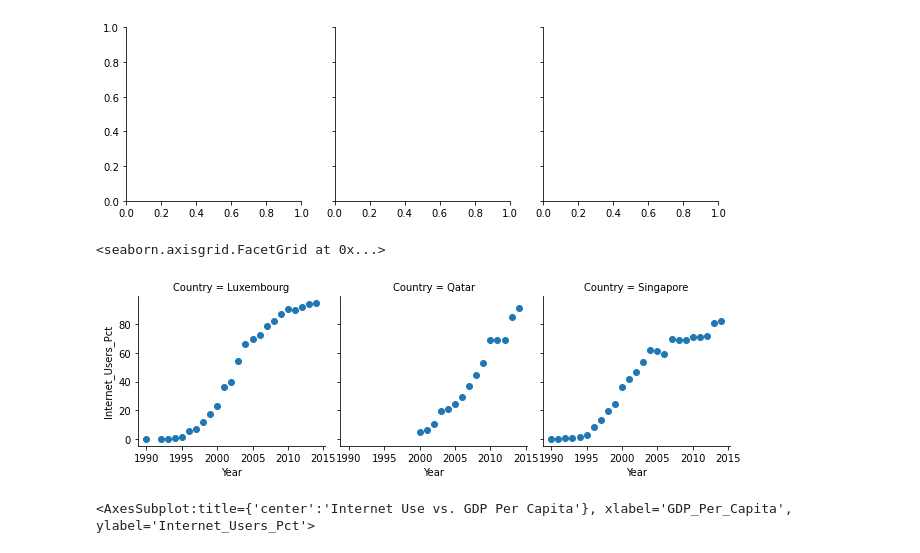
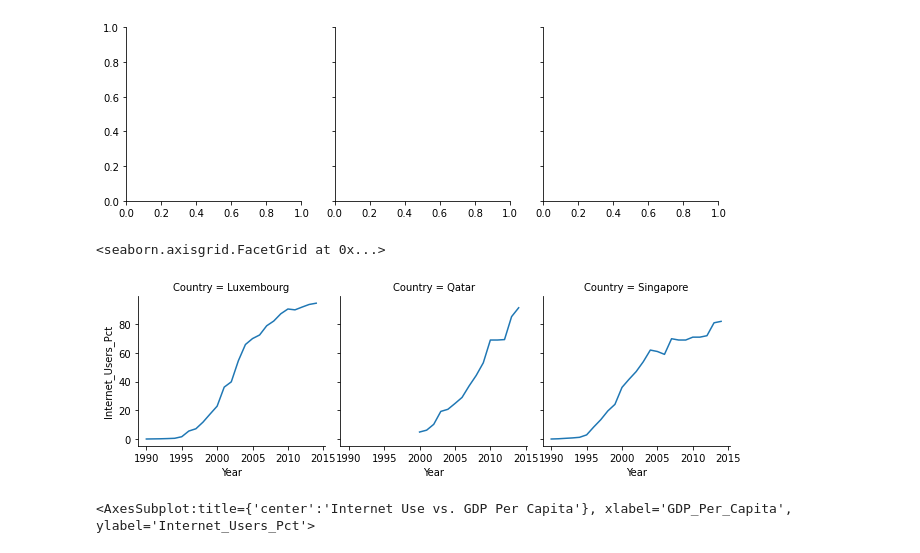
Before and after one commit to nss-data-science-cohort-5/un_exploration-jacob-parks98, a Jupyter notebook: notebooks/UN_Data_Exploration.ipynb, the cells around one changed output. Drawn from its saved outputs; the diff is of its cells as text; code cells hidden in the pictures.

```diff
--- a/notebooks/UN_Data_Exploration.ipynb
+++ b/notebooks/UN_Data_Exploration.ipynb
@@ -526,14 +526,14 @@ top_3_gdps
 | 2796 | Asia | Singapore | 1990 | 37348.20679 | 0.000000 |
 64 rows × 5 columns
 # %%
-graph = sns.FacetGrid(top_3_gdps, col = "Country")
+top_3_graph = sns.FacetGrid(top_3_gdps, col = "Country")
 # %% [output]
 [figure]
 # %%
-graph.map(plt.scatter, "Year", "Internet_Users_Pct")
+top_3_graph.map(plt.plot, "Year", "Internet_Users_Pct")
 # %% [output]
 <seaborn.axisgrid.FacetGrid at 0x...>
-[figure, old version]
+[figure, new version]
 # %%
 #Create a scatter plot of Internet Use vs GDP per Capita for the year 2014. What do you notice?
 # %%
```
Also changed, not shown: parts of 32 cells of this notebook.
